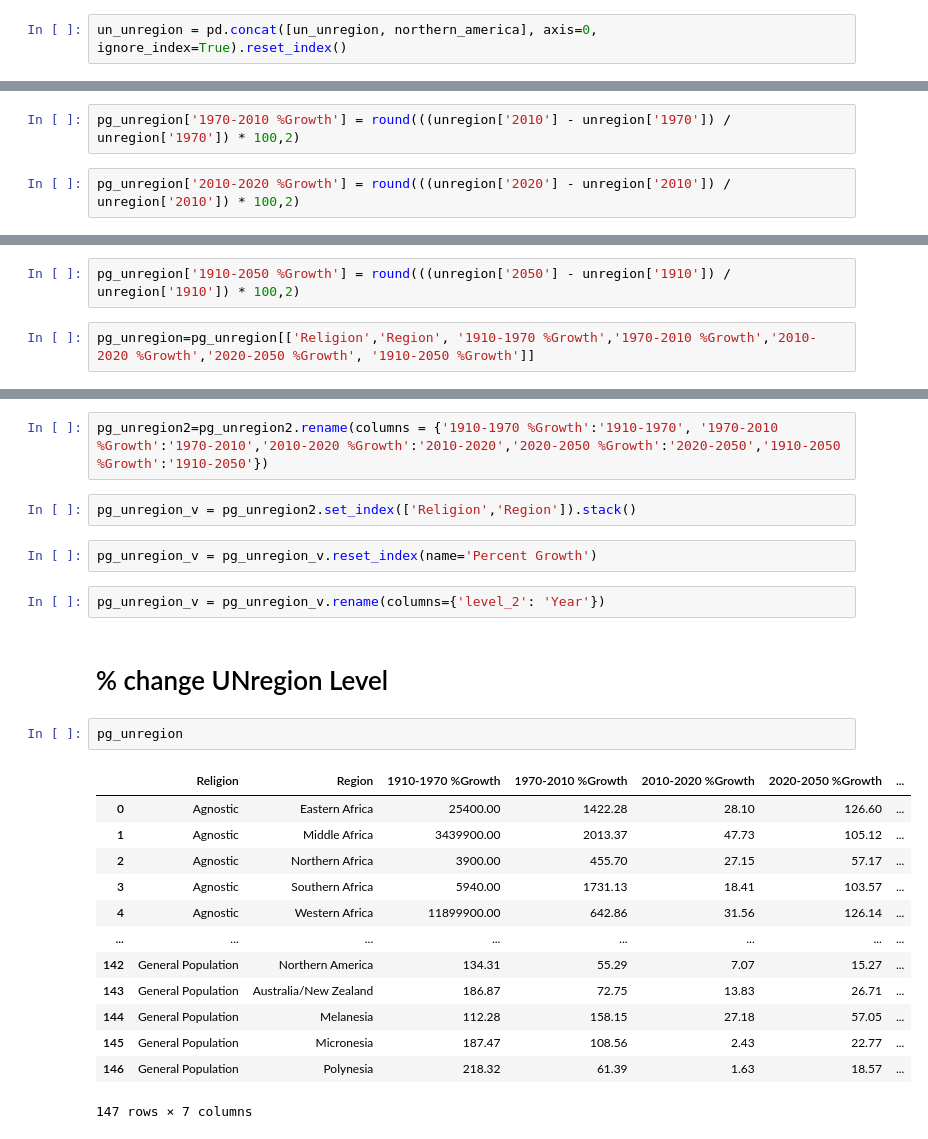
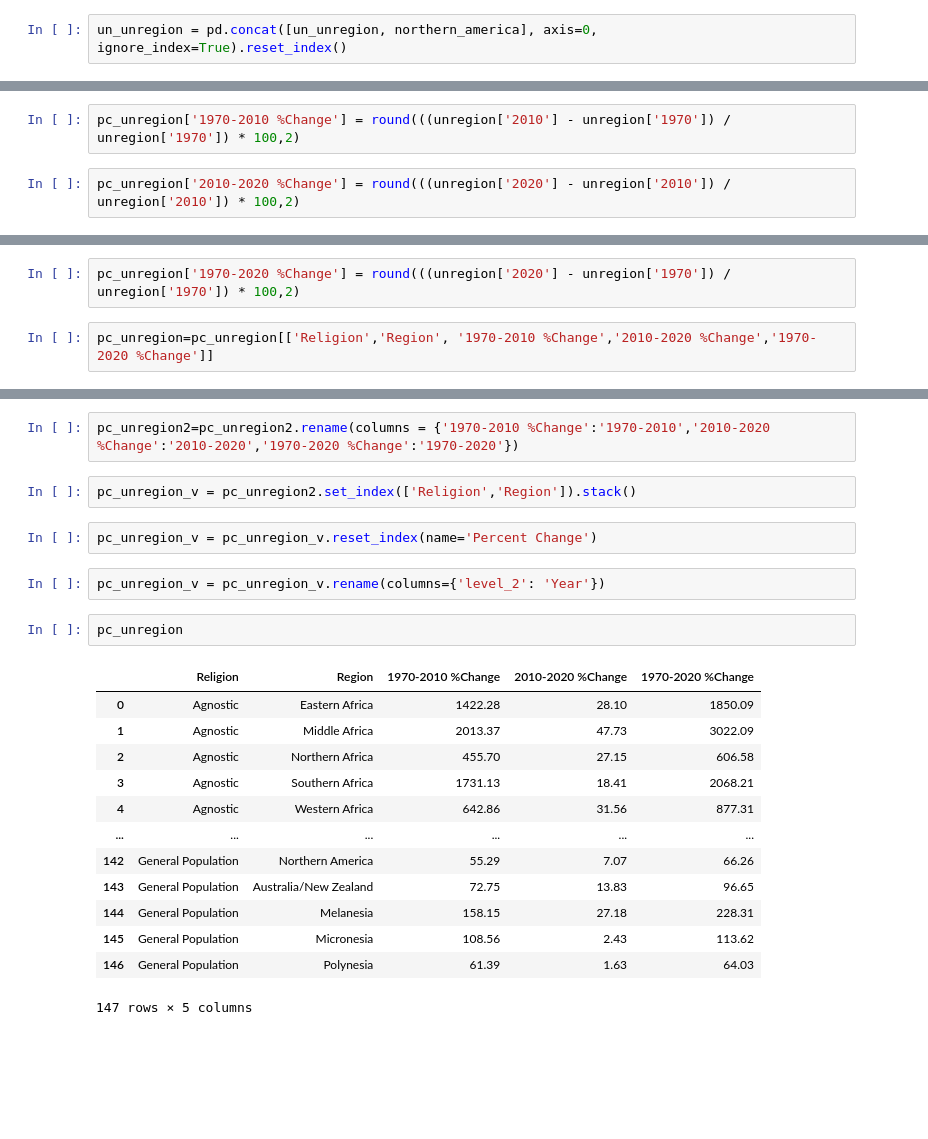
Before and after one commit to levigraft/capstone_religion_birthrate, a Jupyter notebook: Capstone/notebooks/capstone_pandas_analysis.ipynb, the cells around one changed output, grey strips where cells are left out. Cells and saved outputs as stored; diff of their text form; blank space fills up the shorter version.

```diff
--- a/Capstone/notebooks/capstone_pandas_analysis.ipynb
+++ b/Capstone/notebooks/capstone_pandas_analysis.ipynb
@@ -349,4 +406,4 @@ pg_unregion['1910-1970 %Growth'] = round(((unregion['1970'] - unregion['1910'])
 # %%
-pg_unregion['1970-2010 %Growth'] = round(((unregion['2010'] - unregion['1970']) / unregion['1970']) * 100,2)
+pc_unregion['1970-2010 %Change'] = round(((unregion['2010'] - unregion['1970']) / unregion['1970']) * 100,2)
 # %%
-pg_unregion['2010-2020 %Growth'] = round(((unregion['2020'] - unregion['2010']) / unregion['2010']) * 100,2)
+pc_unregion['2010-2020 %Change'] = round(((unregion['2020'] - unregion['2010']) / unregion['2010']) * 100,2)
@@ -355,5 +410,5 @@ pg_unregion['2020-2050 %Growth'] = round(((unregion['2050'] - unregion['2020'])
 # %%
-pg_unregion['1910-2050 %Growth'] = round(((unregion['2050'] - unregion['1910']) / unregion['1910']) * 100,2)
+pc_unregion['1970-2020 %Change'] = round(((unregion['2020'] - unregion['1970']) / unregion['1970']) * 100,2)
 # %%
-pg_unregion=pg_unregion[['Religion','Region', '1910-1970 %Growth','1970-2010 %Growth','2010-2020 %Growth','2020-2050 %Growth', '1910-2050 %Growth']]
+pc_unregion=pc_unregion[['Religion','Region', '1970-2010 %Change','2010-2020 %Change','1970-2020 %Change']]
 # %%
@@ -361,27 +416,25 @@ pg_unregion2= pg_unregion
 # %%
-pg_unregion2=pg_unregion2.rename(columns = {'1910-1970 %Growth':'1910-1970', '1970-2010 %Growth':'1970-2010','2010-2020 %Growth':'2010-2020','2020-2050 %Growth':'2020-2050','1910-2050 %Growth':'1910-2050'})
+pc_unregion2=pc_unregion2.rename(columns = {'1970-2010 %Change':'1970-2010','2010-2020 %Change':'2010-2020','1970-2020 %Change':'1970-2020'})
 # %%
-pg_unregion_v = pg_unregion2.set_index(['Religion','Region']).stack()
+pc_unregion_v = pc_unregion2.set_index(['Religion','Region']).stack()
 # %%
-pg_unregion_v = pg_unregion_v.reset_index(name='Percent Growth')
+pc_unregion_v = pc_unregion_v.reset_index(name='Percent Change')
 # %%
-pg_unregion_v = pg_unregion_v.rename(columns={'level_2': 'Year'})
+pc_unregion_v = pc_unregion_v.rename(columns={'level_2': 'Year'})
-# %% [markdown]
-# % change UNregion Level
 # %%
-pg_unregion
+pc_unregion
 # %% [output]
-|  | Religion | Region | 1910-1970 %Growth | 1970-2010 %Growth | 2010-2020 %Growth | 2020-2050 %Growth | ... |
-| 0 | Agnostic | Eastern Africa | 25400.00 | 1422.28 | 28.10 | 126.60 | ... |
-| 1 | Agnostic | Middle Africa | 3439900.00 | 2013.37 | 47.73 | 105.12 | ... |
-| 2 | Agnostic | Northern Africa | 3900.00 | 455.70 | 27.15 | 57.17 | ... |
-| 3 | Agnostic | Southern Africa | 5940.00 | 1731.13 | 18.41 | 103.57 | ... |
-| 4 | Agnostic | Western Africa | 11899900.00 | 642.86 | 31.56 | 126.14 | ... |
-| ... | ... | ... | ... | ... | ... | ... | ... |
-| 142 | General Population | Northern America | 134.31 | 55.29 | 7.07 | 15.27 | ... |
-| 143 | General Population | Australia/New Zealand | 186.87 | 72.75 | 13.83 | 26.71 | ... |
-| 144 | General Population | Melanesia | 112.28 | 158.15 | 27.18 | 57.05 | ... |
-| 145 | General Population | Micronesia | 187.47 | 108.56 | 2.43 | 22.77 | ... |
-| 146 | General Population | Polynesia | 218.32 | 61.39 | 1.63 | 18.57 | ... |
+|  | Religion | Region | 1970-2010 %Change | 2010-2020 %Change | 1970-2020 %Change |
+| 0 | Agnostic | Eastern Africa | 1422.28 | 28.10 | 1850.09 |
+| 1 | Agnostic | Middle Africa | 2013.37 | 47.73 | 3022.09 |
+| 2 | Agnostic | Northern Africa | 455.70 | 27.15 | 606.58 |
+| 3 | Agnostic | Southern Africa | 1731.13 | 18.41 | 2068.21 |
+| 4 | Agnostic | Western Africa | 642.86 | 31.56 | 877.31 |
+| ... | ... | ... | ... | ... | ... |
+| 142 | General Population | Northern America | 55.29 | 7.07 | 66.26 |
+| 143 | General Population | Australia/New Zealand | 72.75 | 13.83 | 96.65 |
+| 144 | General Population | Melanesia | 158.15 | 27.18 | 228.31 |
+| 145 | General Population | Micronesia | 108.56 | 2.43 | 113.62 |
+| 146 | General Population | Polynesia | 61.39 | 1.63 | 64.03 |
-147 rows × 7 columns
+147 rows × 5 columns
 # %%
```
Also changed, not shown: parts of 86 cells of this notebook, 7 other files.
